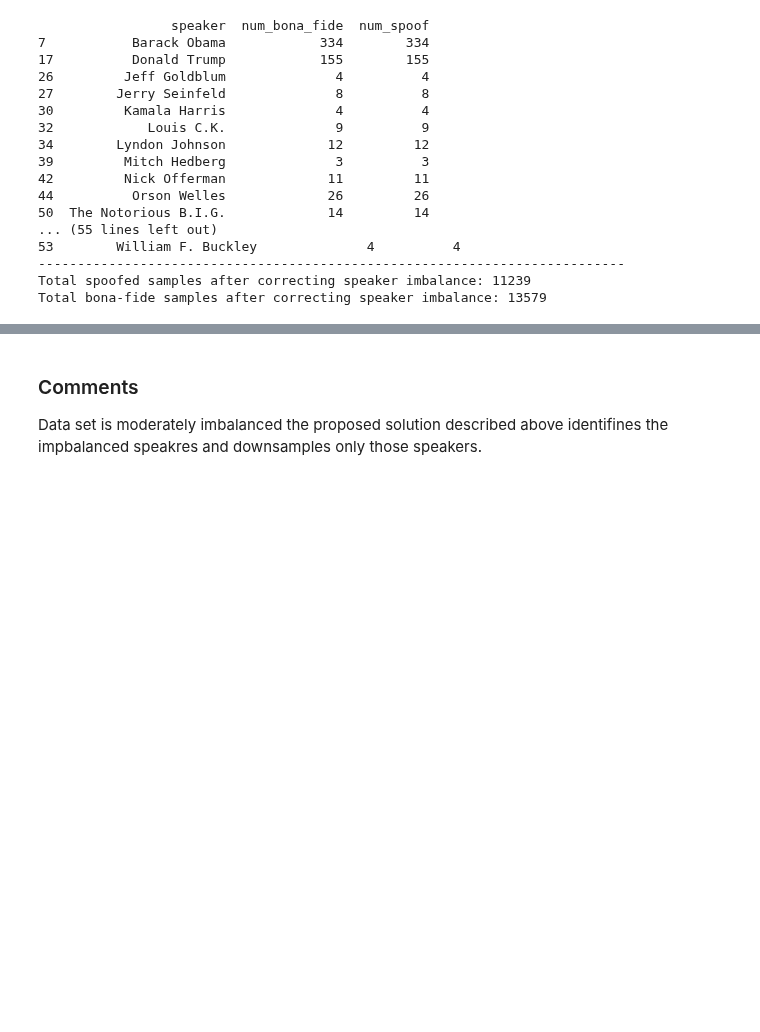
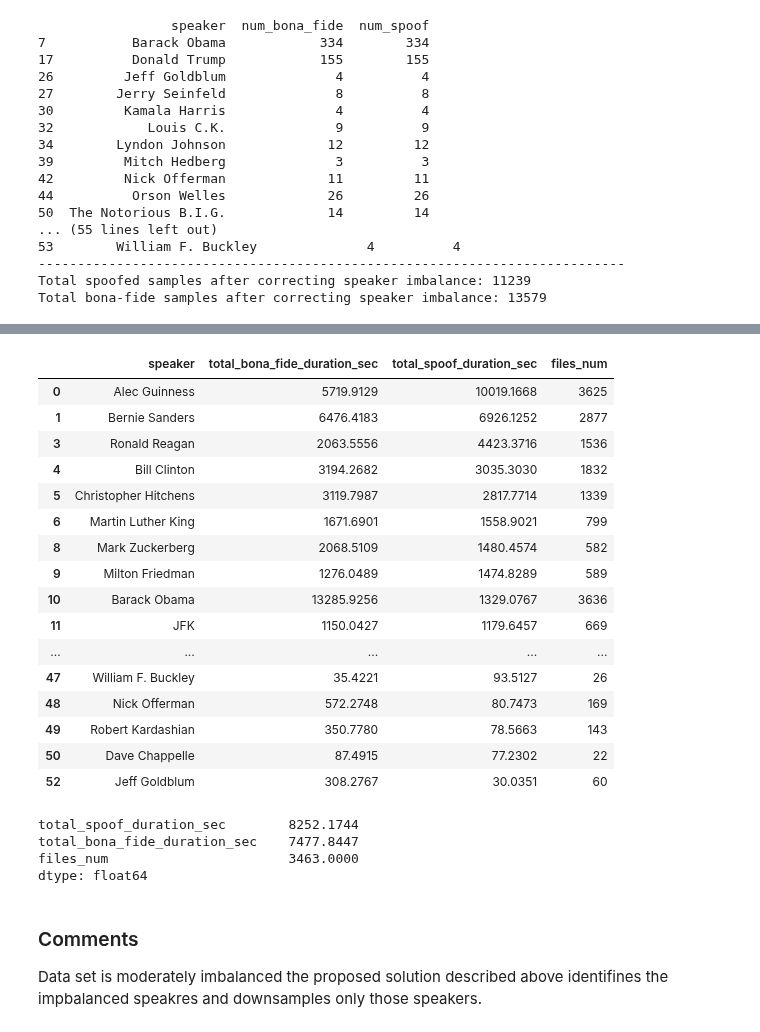
Before and after one commit to g-nazos/audio-deepfake-detection, a Jupyter notebook: data_exploration.ipynb, the cells around one changed output, grey strips where cells are left out. Cells and saved outputs as stored; diff of their text form; code cells hidden in the pictures; blank space fills up the shorter version.

```diff
--- a/data_exploration.ipynb
+++ b/data_exploration.ipynb
@@ -130,0 +198,12 @@ Total bona-fide samples after correcting speaker imbalance: 13579
+# %%
+female_speakers = [
+    'Alexandria Ocasio-Cortez',
+    'Ayn Rand',
+    'Billie Eilish',
+    'Kamala Harris',
+    'Queen Elizabeth II',
+    'Scarlett Johansson'
+]
+
+female_df = duration_df[duration_df['speaker'].isin(female_speakers)]
+female_df
@@ -131,3 +218,31 @@ Total bona-fide samples after correcting speaker imbalance: 13579
+# %%
+male_df = duration_df[~duration_df['speaker'].isin(female_speakers)]
+male_df
+# %% [output]
+|  | speaker | total_bona_fide_duration_sec | total_spoof_duration_sec | files_num |
+| 0 | Alec Guinness | 5719.9129 | 10019.1668 | 3625 |
+| 1 | Bernie Sanders | 6476.4183 | 6926.1252 | 2877 |
+| 3 | Ronald Reagan | 2063.5556 | 4423.3716 | 1536 |
+| 4 | Bill Clinton | 3194.2682 | 3035.3030 | 1832 |
+| 5 | Christopher Hitchens | 3119.7987 | 2817.7714 | 1339 |
+| 6 | Martin Luther King | 1671.6901 | 1558.9021 | 799 |
+| 8 | Mark Zuckerberg | 2068.5109 | 1480.4574 | 582 |
+| 9 | Milton Friedman | 1276.0489 | 1474.8289 | 589 |
+| 10 | Barack Obama | 13285.9256 | 1329.0767 | 3636 |
+| 11 | JFK | 1150.0427 | 1179.6457 | 669 |
+| ... | ... | ... | ... | ... |
+| 47 | William F. Buckley | 35.4221 | 93.5127 | 26 |
+| 48 | Nick Offerman | 572.2748 | 80.7473 | 169 |
+| 49 | Robert Kardashian | 350.7780 | 78.5663 | 143 |
+| 50 | Dave Chappelle | 87.4915 | 77.2302 | 22 |
+| 52 | Jeff Goldblum | 308.2767 | 30.0351 | 60 |
+# %%
+print(female_df[['total_spoof_duration_sec', 'total_bona_fide_duration_sec', 'files_num']].sum())
+# %% [output]
+total_spoof_duration_sec        8252.1744
+total_bona_fide_duration_sec    7477.8447
+files_num                       3463.0000
+dtype: float64
 # %% [markdown]
 <h3>Comments</h3>
 <p>Data set is moderately imbalanced the proposed solution described above identifines the impbalanced speakres and downsamples only those speakers.
```
Also changed, not shown: parts of 5 cells of this notebook.
